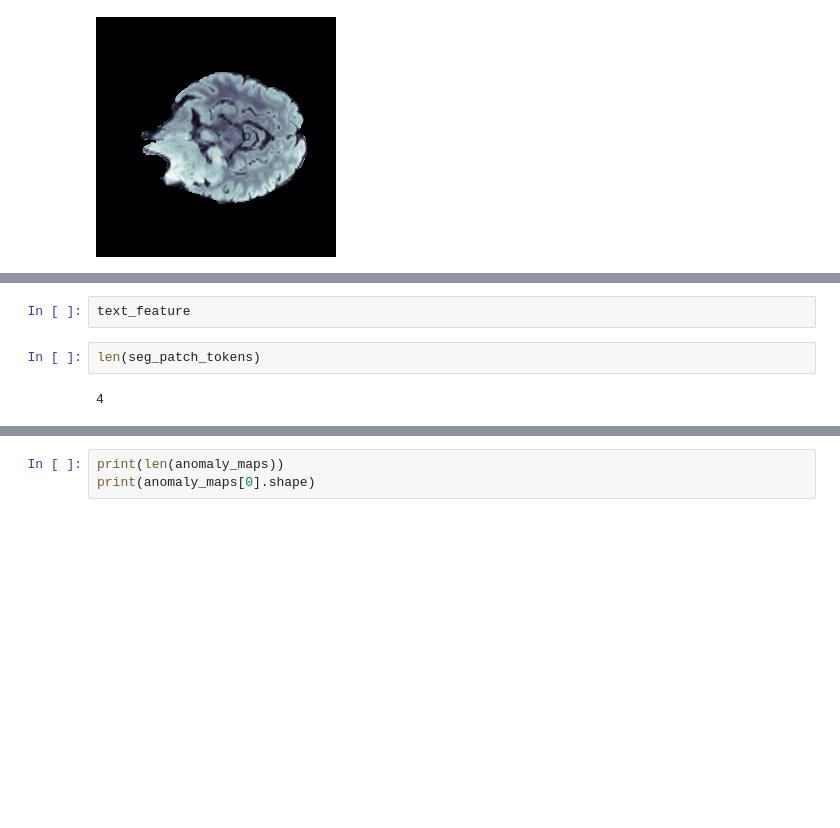
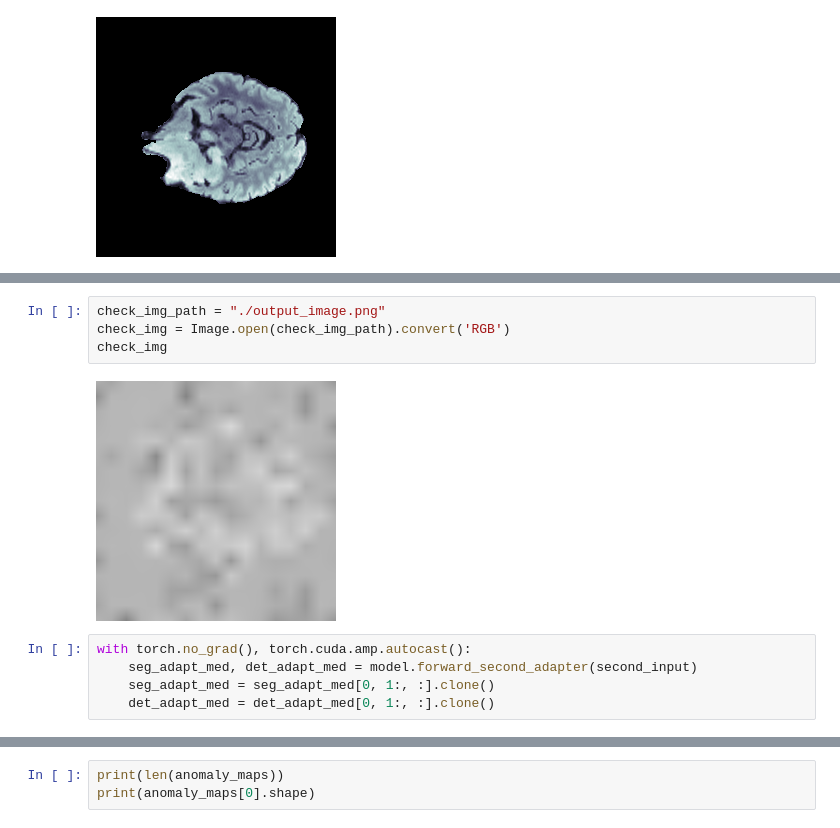
Before and after one commit to vvthai10/mla-pl, a Jupyter notebook: visualize_heatmap.ipynb, the cells around one changed output, grey strips where cells are left out. Cells and saved outputs as stored; diff of their text form; blank space fills up the shorter version.

Commit message:
update visualize_heatmap

```diff
--- a/visualize_heatmap.ipynb
+++ b/visualize_heatmap.ipynb
@@ -190,6 +177,11 @@ torch.Size([289, 768])
 # %%
-text_feature
+check_img_path = "./output_image.png"
+check_img = Image.open(check_img_path).convert('RGB')
+check_img
+# %% [output]
+[figure, added]
 # %%
-len(seg_patch_tokens)
+with torch.no_grad(), torch.cuda.amp.autocast():
+    seg_adapt_med, det_adapt_med = model.forward_second_adapter(second_input)
+    seg_adapt_med = seg_adapt_med[0, 1:, :].clone()
+    det_adapt_med = det_adapt_med[0, 1:, :].clone()
-# %% [output]
-4
```
Also changed, not shown: parts of 15 cells of this notebook, 3 other files.
